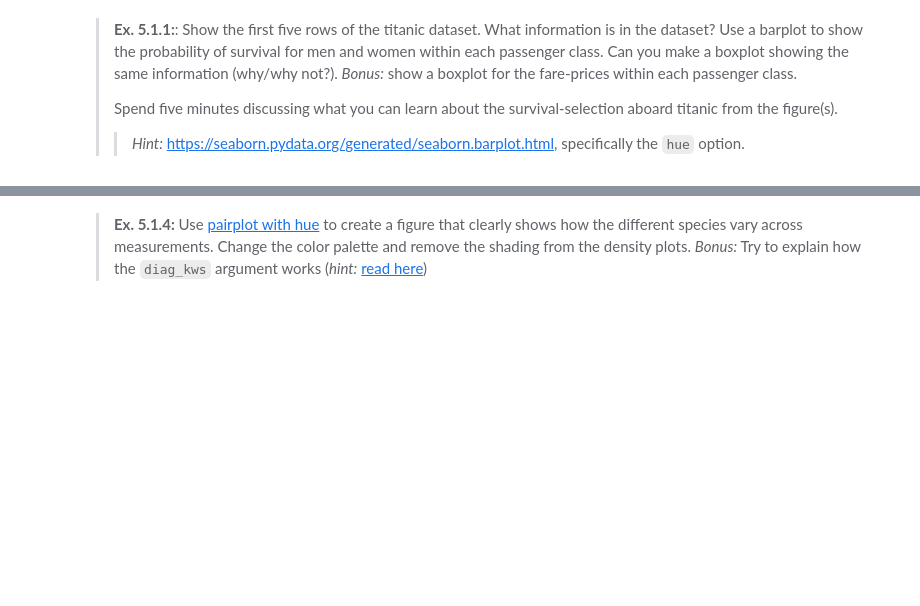
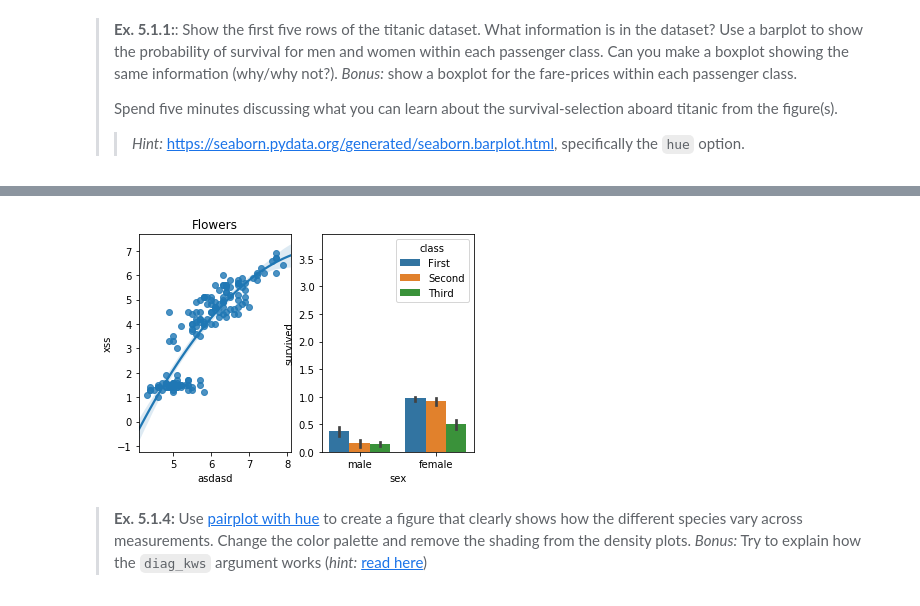
Before and after one commit to tnv875/Group18-NoTeeth, a Jupyter notebook: assignment1/assignment_1.ipynb, the cells around one changed output, grey strips where cells are left out. Saved outputs shown, nothing was run; the diff lists cells and outputs as text; code cells hidden in the pictures; blank space fills up the shorter version.

```diff
--- a/assignment1/assignment_1.ipynb
+++ b/assignment1/assignment_1.ipynb
@@ -220,3 +250,17 @@ raise NotImplementedError()
+# %%
+# [Answer to Ex. 5.1.3 here]
+
+# YOUR CODE HERE
+f, axes = plt.subplots(1, 2)
+
+flower = sns.regplot(x='sepal_length', y='petal_length', order = 2, data = iris, ax=axes[0])
+flower.set_title('Flowers')
+flower.set_ylabel('xss')
+flower.set_xlabel('asdasd')
+
+fig1 = sns.barplot(x = 'sex', y = 'survived', hue = 'class', data = titanic, ax=axes[1])
+# %% [output]
+[figure, added]
 # %% [markdown]
 > **Ex. 5.1.4:** Use [pairplot with hue](https://seaborn.pydata.org/generated/seaborn.pairplot.html) to create a figure that clearly shows how the different species vary across measurements. Change the color palette and remove the shading from the density plots. _Bonus:_ Try to explain how the `diag_kws` argument works (_hint:_ [read here](https://stackoverflow.com/questions/1769403/understanding-kwargs-in-python))
 # %%
```
Also changed, not shown: parts of 24 cells of this notebook.
